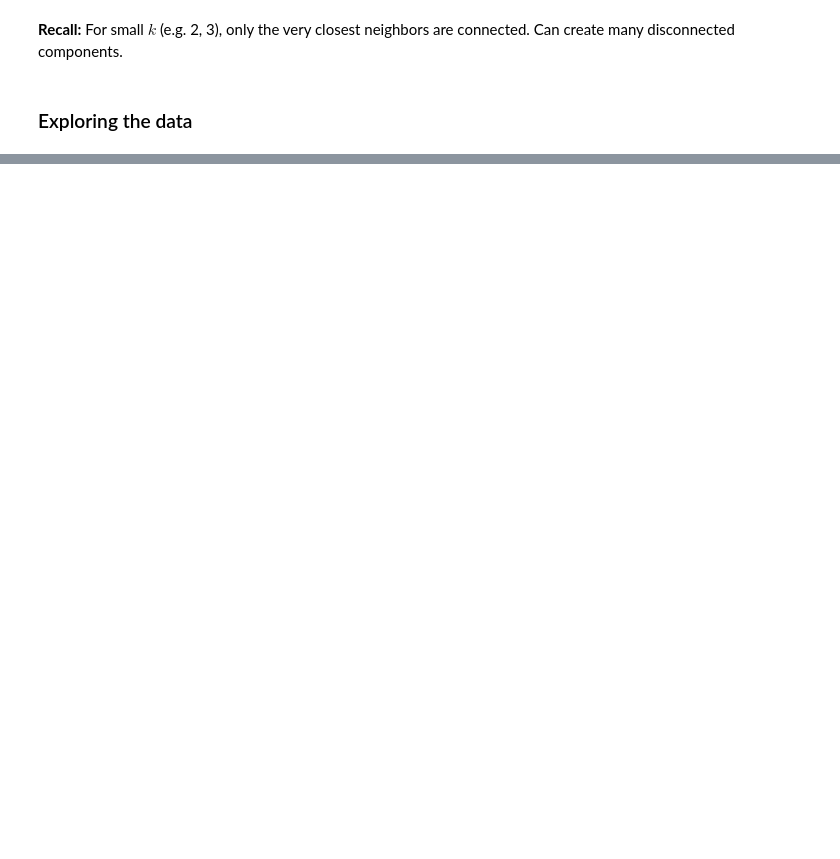
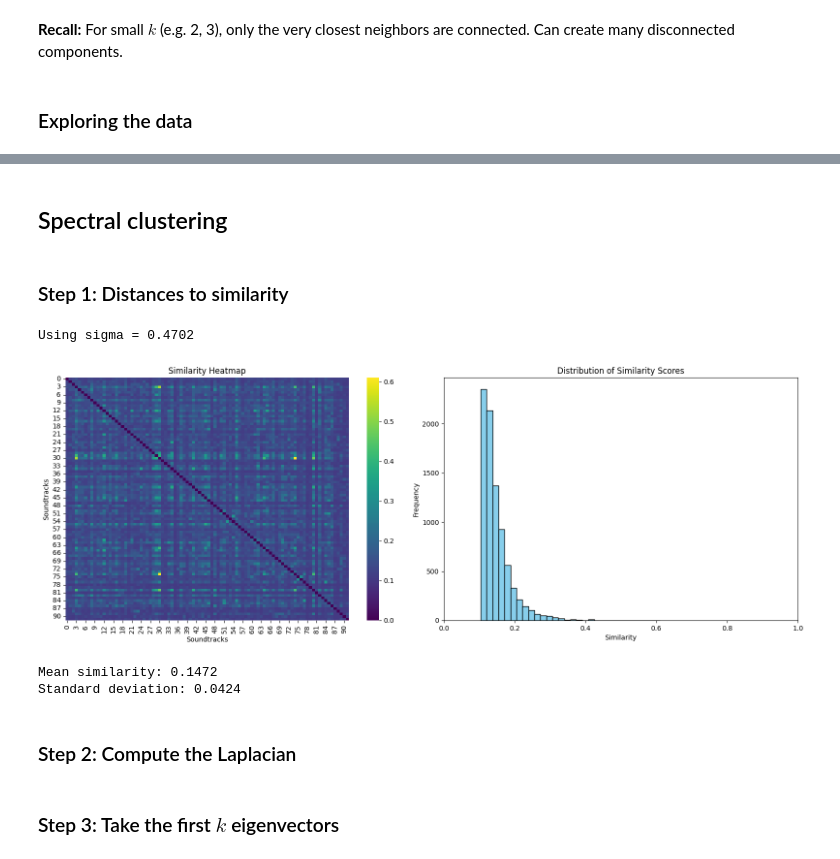
Before and after one commit to damiskov/project-02807, a Jupyter notebook: notebooks/movie_pipeline.ipynb, the cells around one changed output, grey strips where cells are left out. Cells and saved outputs as stored; diff of their text form; code cells hidden in the pictures; blank space fills up the shorter version.

```diff
--- a/notebooks/movie_pipeline.ipynb
+++ b/notebooks/movie_pipeline.ipynb
@@ -223,0 +177,57 @@ plot_ctms_side_by_side(matrices_df, metadata_df, titles=["E.T. the Extra-Terrest
+# %% [markdown]
+## Spectral clustering
+# %% [markdown]
+### Step 1: Distances to similarity
+# %%
+def distance_to_similarity(D: np.ndarray, sigma: float = None) -> np.ndarray:
+    """
+    Convert distance matrix D to similarity matrix S using a Gaussian kernel.
+    """
+    # Heuristic for sigma: median of non-zero distances
+    if sigma is None:
+        sigma = np.median(dist_matrix[D > 0]) / 2  # or even /3
+        print(f"Using sigma = {sigma:.4f}")
+
+    S = np.exp(-D**2 / (2 * sigma**2))
+    np.fill_diagonal(S, 0)  # no self-similarity links
+    return S
+
+dist_matrix = create_masked_cosine_adjacency(ctms_list)
+sim_matrix = distance_to_similarity(dist_matrix)
+# %% [output]
+Using sigma = 0.4702
+# %%
+import seaborn as sns
+
+sim_values = sim_matrix[~np.eye(sim_matrix.shape[0], dtype=bool)]
+
+# Create figure with 1 row, 2 columns
+fig, axes = plt.subplots(1, 2, figsize=(16, 6))
+
+# Heatmap
+sns.heatmap(sim_matrix, cmap="viridis", ax=axes[0])
+axes[0].set_title("Similarity Heatmap")
+axes[0].set_xlabel("Soundtracks")
+axes[0].set_ylabel("Soundtracks")
+
+# Histogram
+axes[1].hist(sim_values.flatten(), bins=30, color='skyblue', edgecolor='black')
+axes[1].set_title("Distribution of Similarity Scores")
+axes[1].set_xlabel("Similarity")
+axes[1].set_ylabel("Frequency")
+axes[1].set_xlim(0, 1)
+
+plt.tight_layout()
+plt.show()
+
+mean_sim = np.mean(sim_values)
+std_sim = np.std(sim_values)
+
+print(f"Mean similarity: {mean_sim:.4f}")
+print(f"Standard deviation: {std_sim:.4f}")
+# %% [output]
+[figure, added]
+Mean similarity: 0.1472
+Standard deviation: 0.0424
+# %% [markdown]
+### Step 2: Compute the Laplacian
@@ -223,0 +240,2 @@ plot_ctms_side_by_side(matrices_df, metadata_df, titles=["E.T. the Extra-Terrest
+# %% [markdown]
+### Step 3: Take the first $k$ eigenvectors
```
Also changed, not shown: parts of 16 cells of this notebook, 7 other files.
